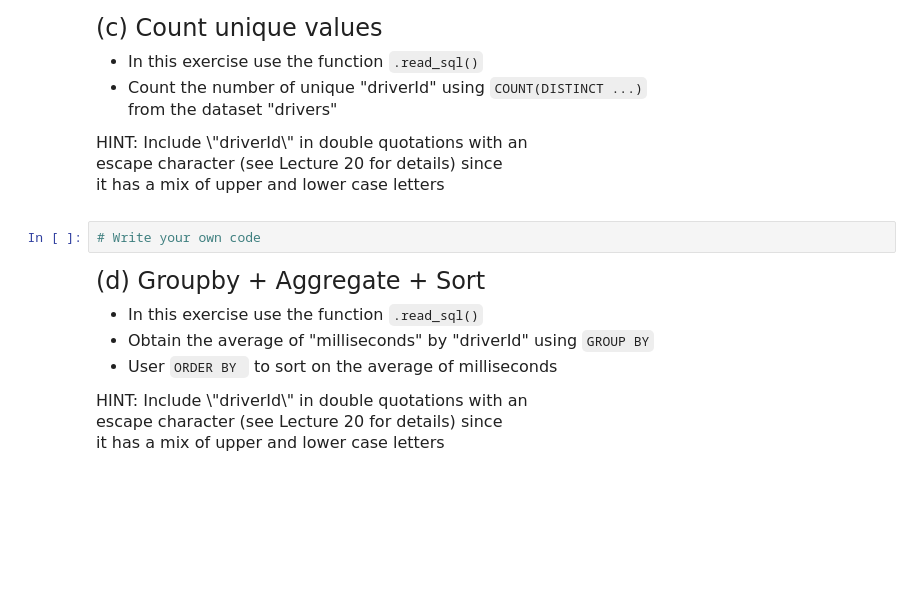
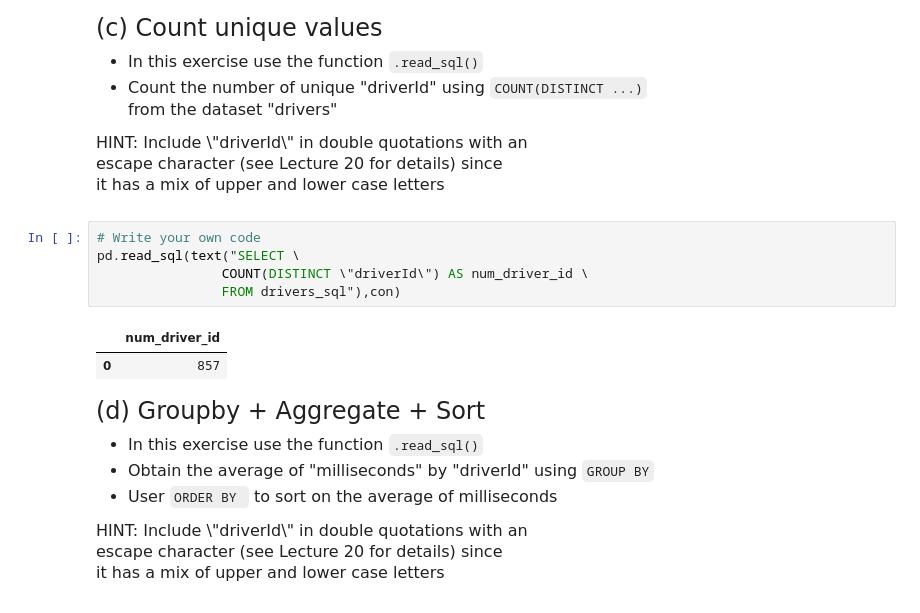
Before and after one commit to yiouyoyo/qtm151spring2023, a Jupyter notebook: Assignment 9/Assignment 9.ipynb, the cells around one changed output. Drawn from its saved outputs; the diff is of its cells as text; blank space fills up the shorter version.

```diff
--- a/Assignment 9/Assignment 9.ipynb
+++ b/Assignment 9/Assignment 9.ipynb
@@ -82,6 +121,12 @@ escape character (see Lecture 20 for details) since <br>
 it has a mix of upper and lower case letters
 # %%
 # Write your own code
+pd.read_sql(text("SELECT \
+                COUNT(DISTINCT \"driverId\") AS num_driver_id \
+                FROM drivers_sql"),con)
+# %% [output]
+|  | num_driver_id |
+| 0 | 857 |
 # %% [markdown]
 <font size = "5">
 
```
Also changed, not shown: parts of 14 cells of this notebook, 2 other files.
